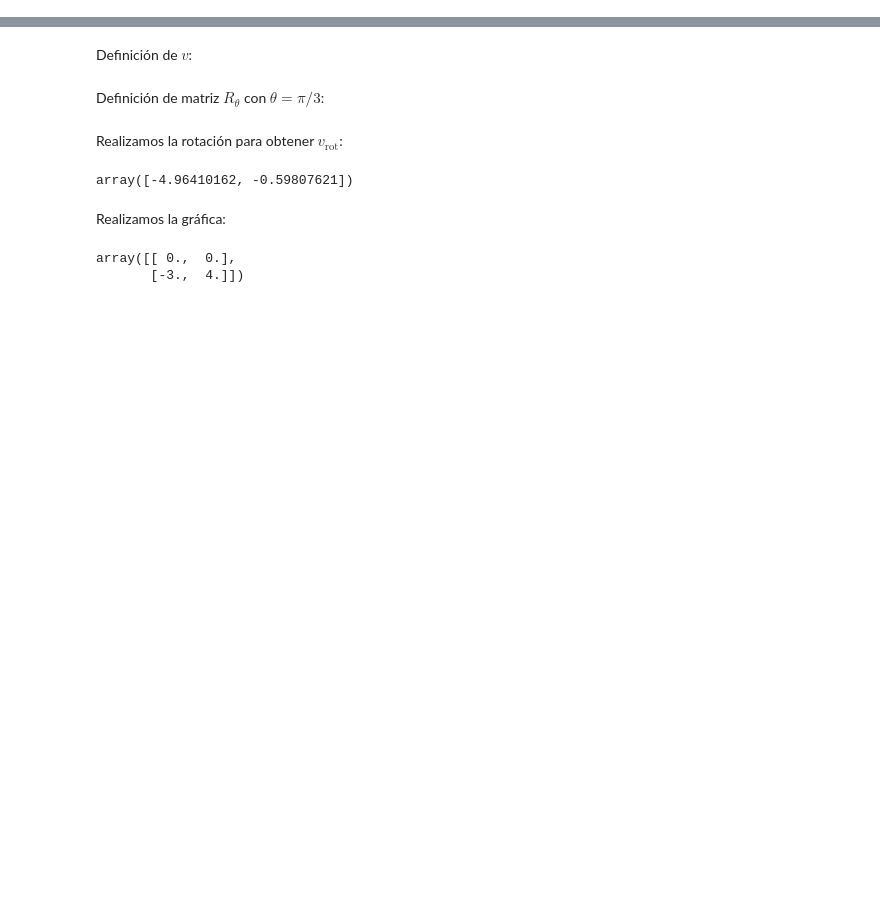
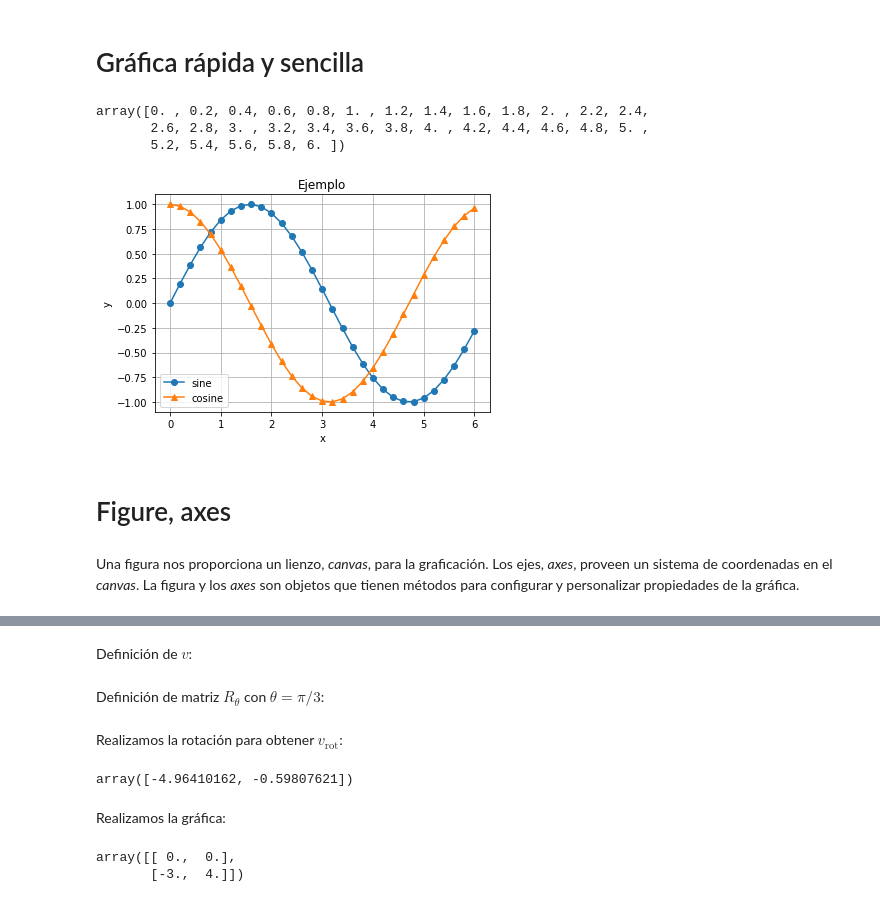
Before and after one commit to palmoreck/laboratorios, a Jupyter notebook: introduccion/3_Matplotlib.ipynb, the cells around one changed output, grey strips where cells are left out. Cells and saved outputs as stored; diff of their text form; code cells hidden in the pictures; blank space fills up the shorter version.

```diff
--- a/introduccion/3_Matplotlib.ipynb
+++ b/introduccion/3_Matplotlib.ipynb
@@ -4 +4,26 @@ import matplotlib.pyplot as plt
 import math
+# %% [markdown]
+# Gráfica rápida y sencilla
+# %%
+x = np.arange(0.0,6.2,0.2)
+# %%
+x
+# %% [output]
+array([0. , 0.2, 0.4, 0.6, 0.8, 1. , 1.2, 1.4, 1.6, 1.8, 2. , 2.2, 2.4,
+       2.6, 2.8, 3. , 3.2, 3.4, 3.6, 3.8, 4. , 4.2, 4.4, 4.6, 4.8, 5. ,
+       5.2, 5.4, 5.6, 5.8, 6. ])
+# %%
+plt.plot(x, np.sin(x),'o-',
+         x, np.cos(x),'^-')
+plt.xlabel('x') #rótulo del eje x
+plt.ylabel('y') #rótulo del eje y
+plt.legend(('sine','cosine'),loc = 0) #localización de la legenda, 0 se utiliza para mejor localización
+plt.grid(True) #cuadrícula
+plt.title("Ejemplo")
+plt.show() #mostrar gráfica
+# %% [output]
+[figure, added]
+# %% [markdown]
+# Figure, axes
+# %% [markdown]
+Una figura nos proporciona un lienzo, *canvas*, para la graficación. Los ejes, *axes*, proveen un sistema de coordenadas en el *canvas*. La figura y los *axes* son objetos que tienen métodos para configurar y personalizar propiedades de la gráfica.
```
Also changed, not shown: parts of 4 cells of this notebook.
